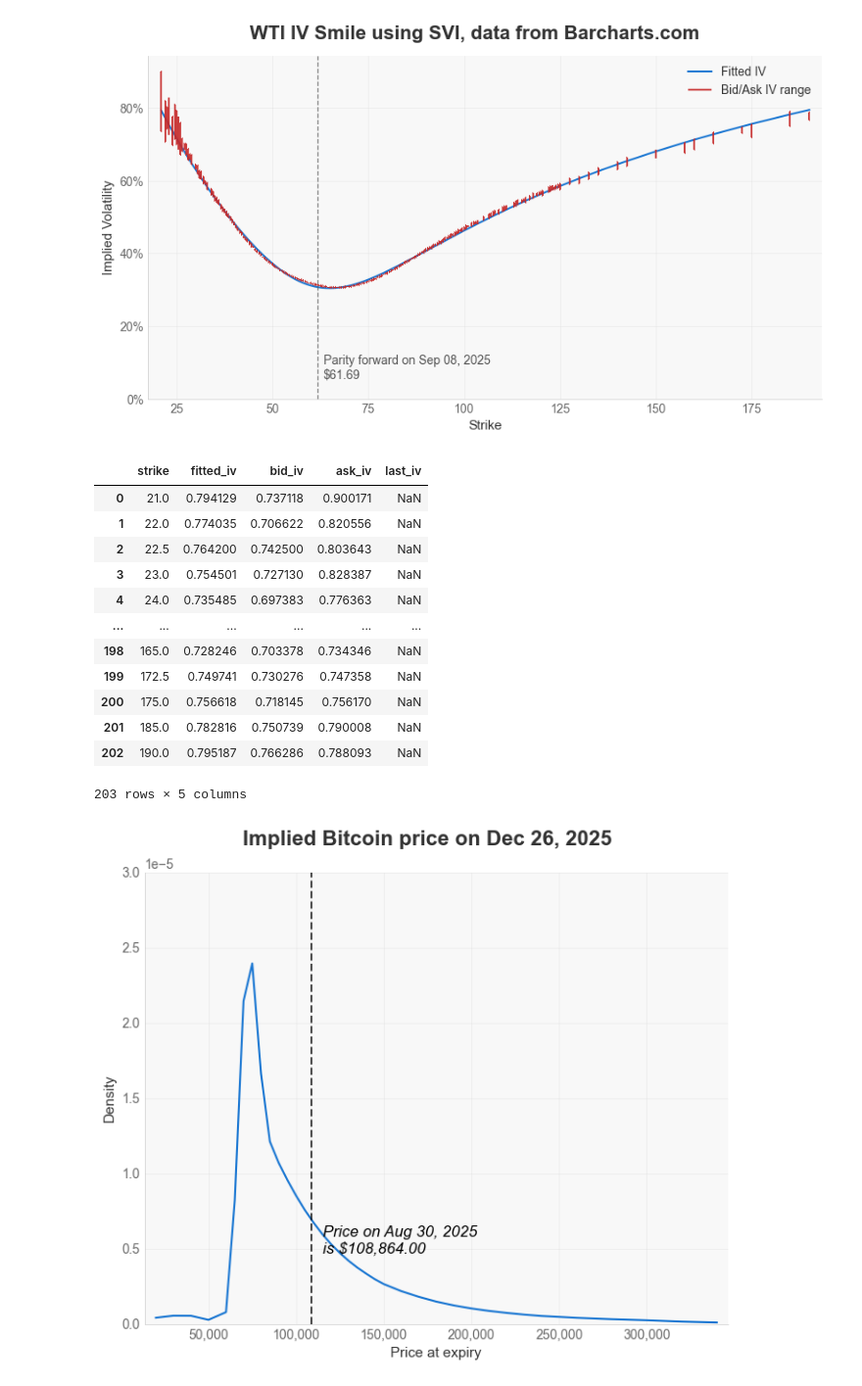
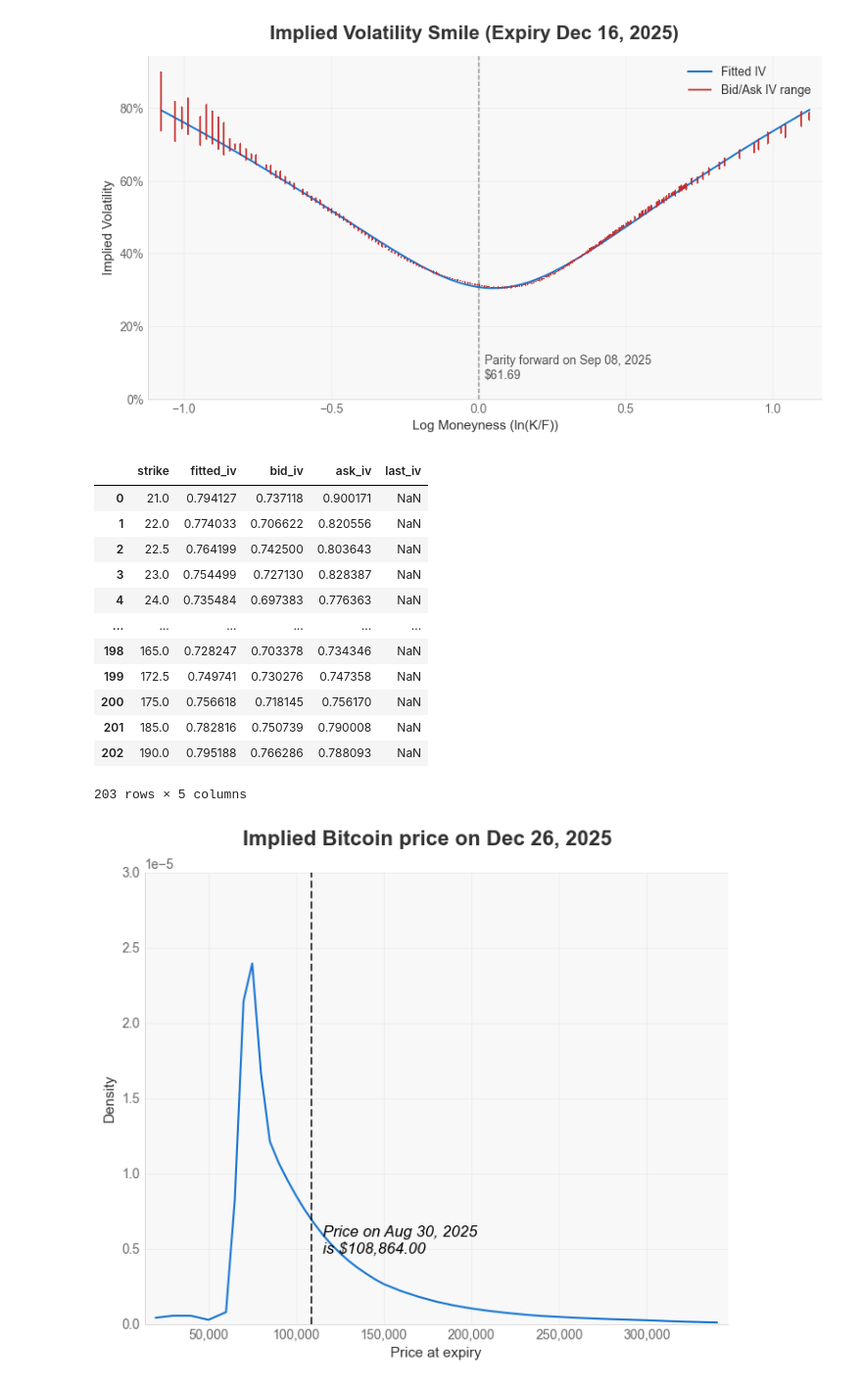
Before and after one commit to tyrneh/options-implied-probability, a Jupyter notebook: examples/example.ipynb, the cells around one changed output. Shown: that part at 98% size. Saved outputs shown, nothing was run; the diff lists cells and outputs as text; code cells hidden in the pictures.

```diff
--- a/examples/example.ipynb
+++ b/examples/example.ipynb
@@ -113,23 +113,23 @@ print(prob)
 # %%
 # plot fitted IV smile
-est_wti.plot('iv_smile', title="WTI IV Smile using SVI, data from Barcharts.com")
+est_wti.plot_iv()
 plt.show()
 
 est_wti.iv_smile()
 # %% [output]
-[figure, old version]
+[figure, new version]
 |  | strike | fitted_iv | bid_iv | ask_iv | last_iv |
-| 0 | 21.0 | 0.794129 | 0.737118 | 0.900171 | NaN |
-| 1 | 22.0 | 0.774035 | 0.706622 | 0.820556 | NaN |
-| 2 | 22.5 | 0.764200 | 0.742500 | 0.803643 | NaN |
-| 3 | 23.0 | 0.754501 | 0.727130 | 0.828387 | NaN |
-| 4 | 24.0 | 0.735485 | 0.697383 | 0.776363 | NaN |
+| 0 | 21.0 | 0.794127 | 0.737118 | 0.900171 | NaN |
+| 1 | 22.0 | 0.774033 | 0.706622 | 0.820556 | NaN |
+| 2 | 22.5 | 0.764199 | 0.742500 | 0.803643 | NaN |
+| 3 | 23.0 | 0.754499 | 0.727130 | 0.828387 | NaN |
+| 4 | 24.0 | 0.735484 | 0.697383 | 0.776363 | NaN |
 | ... | ... | ... | ... | ... | ... |
-| 198 | 165.0 | 0.728246 | 0.703378 | 0.734346 | NaN |
+| 198 | 165.0 | 0.728247 | 0.703378 | 0.734346 | NaN |
 | 199 | 172.5 | 0.749741 | 0.730276 | 0.747358 | NaN |
 | 200 | 175.0 | 0.756618 | 0.718145 | 0.756170 | NaN |
 | 201 | 185.0 | 0.782816 | 0.750739 | 0.790008 | NaN |
-| 202 | 190.0 | 0.795187 | 0.766286 | 0.788093 | NaN |
+| 202 | 190.0 | 0.795188 | 0.766286 | 0.788093 | NaN |
 203 rows × 5 columns
 # %%
 # --- Example 3 - Bitcoin --- #
```
Also changed, not shown: parts of 3 cells of this notebook, 3 other files.
